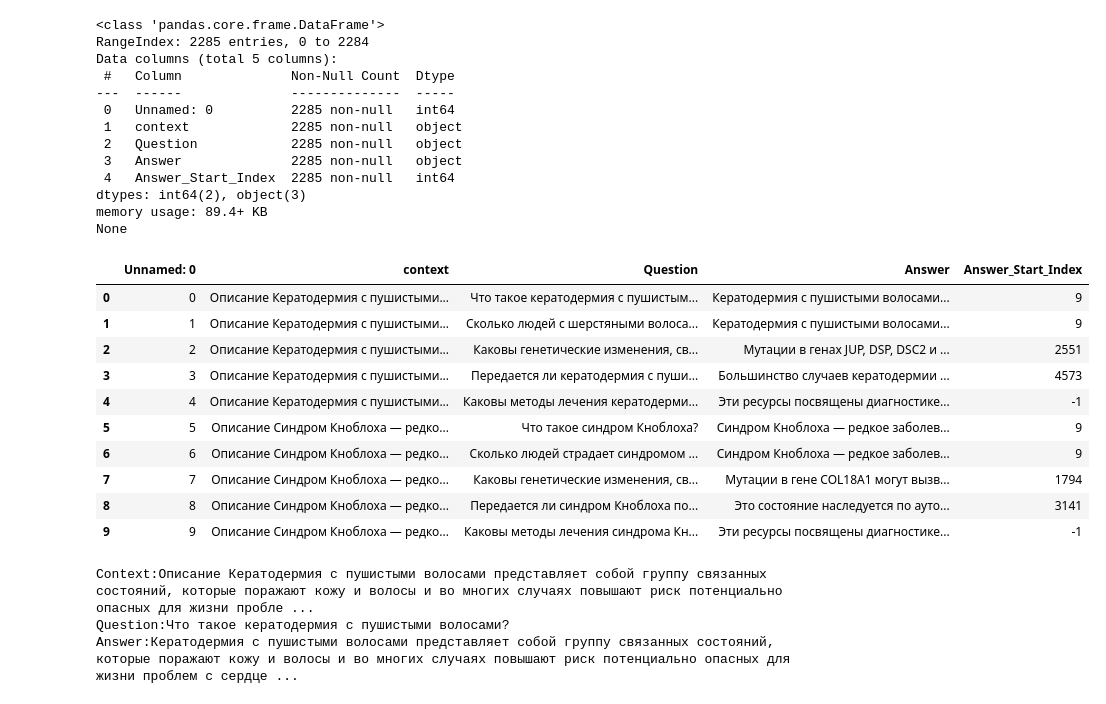
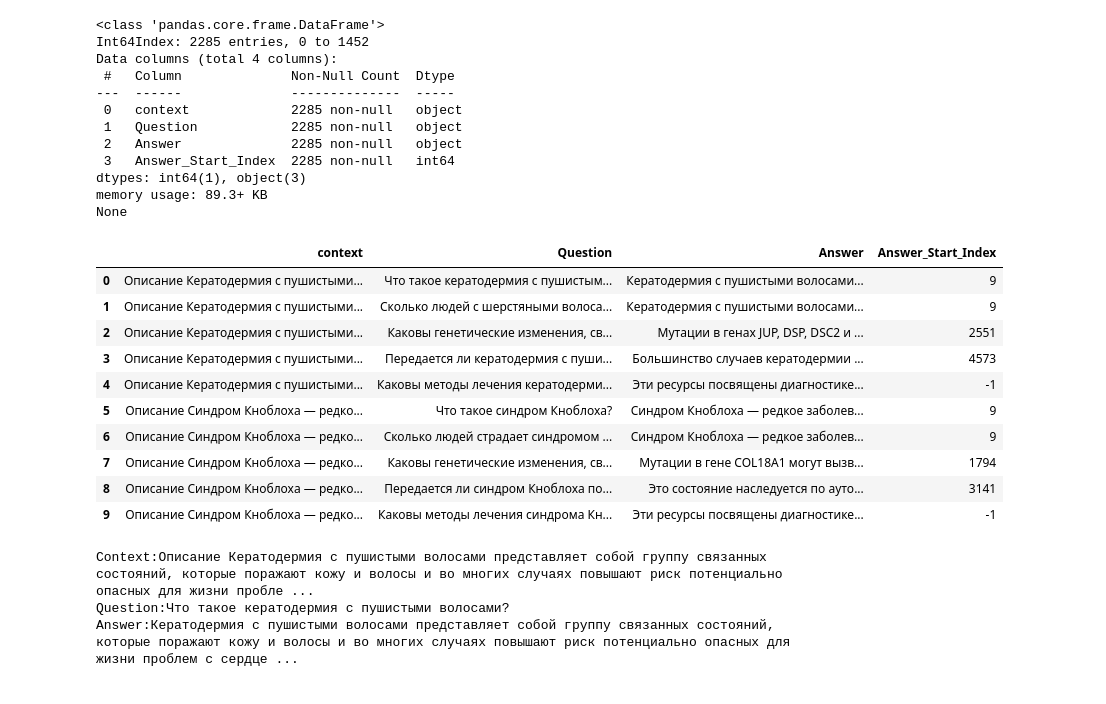
Before and after one commit to alex-mat-s/data_augmentation_QA, a Jupyter notebook: notebooks/EDA_MedQuAD.ipynb, the cells around one changed output. Drawn from its saved outputs; the diff is of its cells as text; code cells hidden in the pictures.

```diff
--- a/notebooks/EDA_MedQuAD.ipynb
+++ b/notebooks/EDA_MedQuAD.ipynb
@@ -30,35 +31,34 @@ FILE_NAME = "MedQuAD.csv"
 
 FILE = DATA_DIR.joinpath(FILE_NAME)
 # %%
-data = pd.read_csv(FILE, sep=",")
+data = pd.read_csv(FILE, sep=",", index_col=0)
 
 print(data.info())
 data.head(10)
 # %% [output]
 <class 'pandas.core.frame.DataFrame'>
-RangeIndex: 2285 entries, 0 to 2284
-Data columns (total 5 columns):
+Int64Index: 2285 entries, 0 to 1452
+Data columns (total 4 columns):
  #   Column              Non-Null Count  Dtype
 ---  ------              --------------  -----
- 0   Unnamed: 0          2285 non-null   int64
- 1   context             2285 non-null   object
- 2   Question            2285 non-null   object
- 3   Answer              2285 non-null   object
- 4   Answer_Start_Index  2285 non-null   int64
-dtypes: int64(2), object(3)
-memory usage: 89.4+ KB
+ 0   context             2285 non-null   object
+ 1   Question            2285 non-null   object
+ 2   Answer              2285 non-null   object
+ 3   Answer_Start_Index  2285 non-null   int64
+dtypes: int64(1), object(3)
+memory usage: 89.3+ KB
 None
-|  | Unnamed: 0 | context | Question | Answer | Answer_Start_Index |
-| 0 | 0 | Описание Кератодермия с пушистыми... | Что такое кератодермия с пушистым... | Кератодермия с пушистыми волосами... | 9 |
-| 1 | 1 | Описание Кератодермия с пушистыми... | Сколько людей с шерстяными волоса... | Кератодермия с пушистыми волосами... | 9 |
-| 2 | 2 | Описание Кератодермия с пушистыми... | Каковы генетические изменения, св... | Мутации в генах JUP, DSP, DSC2 и ... | 2551 |
-| 3 | 3 | Описание Кератодермия с пушистыми... | Передается ли кератодермия с пуши... | Большинство случаев кератодермии ... | 4573 |
-| 4 | 4 | Описание Кератодермия с пушистыми... | Каковы методы лечения кератодерми... | Эти ресурсы посвящены диагностике... | -1 |
-| 5 | 5 | Описание Синдром Кноблоха — редко... | Что такое синдром Кноблоха? | Синдром Кноблоха — редкое заболев... | 9 |
-| 6 | 6 | Описание Синдром Кноблоха — редко... | Сколько людей страдает синдромом ... | Синдром Кноблоха — редкое заболев... | 9 |
-| 7 | 7 | Описание Синдром Кноблоха — редко... | Каковы генетические изменения, св... | Мутации в гене COL18A1 могут вызв... | 1794 |
-| 8 | 8 | Описание Синдром Кноблоха — редко... | Передается ли синдром Кноблоха по... | Это состояние наследуется по ауто... | 3141 |
-| 9 | 9 | Описание Синдром Кноблоха — редко... | Каковы методы лечения синдрома Кн... | Эти ресурсы посвящены диагностике... | -1 |
+|  | context | Question | Answer | Answer_Start_Index |
+| 0 | Описание Кератодермия с пушистыми... | Что такое кератодермия с пушистым... | Кератодермия с пушистыми волосами... | 9 |
+| 1 | Описание Кератодермия с пушистыми... | Сколько людей с шерстяными волоса... | Кератодермия с пушистыми волосами... | 9 |
+| 2 | Описание Кератодермия с пушистыми... | Каковы генетические изменения, св... | Мутации в генах JUP, DSP, DSC2 и ... | 2551 |
+| 3 | Описание Кератодермия с пушистыми... | Передается ли кератодермия с пуши... | Большинство случаев кератодермии ... | 4573 |
+| 4 | Описание Кератодермия с пушистыми... | Каковы методы лечения кератодерми... | Эти ресурсы посвящены диагностике... | -1 |
+| 5 | Описание Синдром Кноблоха — редко... | Что такое синдром Кноблоха? | Синдром Кноблоха — редкое заболев... | 9 |
+| 6 | Описание Синдром Кноблоха — редко... | Сколько людей страдает синдромом ... | Синдром Кноблоха — редкое заболев... | 9 |
+| 7 | Описание Синдром Кноблоха — редко... | Каковы генетические изменения, св... | Мутации в гене COL18A1 могут вызв... | 1794 |
+| 8 | Описание Синдром Кноблоха — редко... | Передается ли синдром Кноблоха по... | Это состояние наследуется по ауто... | 3141 |
+| 9 | Описание Синдром Кноблоха — редко... | Каковы методы лечения синдрома Кн... | Эти ресурсы посвящены диагностике... | -1 |
 # %%
 print_sample(data.iloc[0])
 # %% [output]
```
Also changed, not shown: parts of 16 cells of this notebook, 45 other files.
